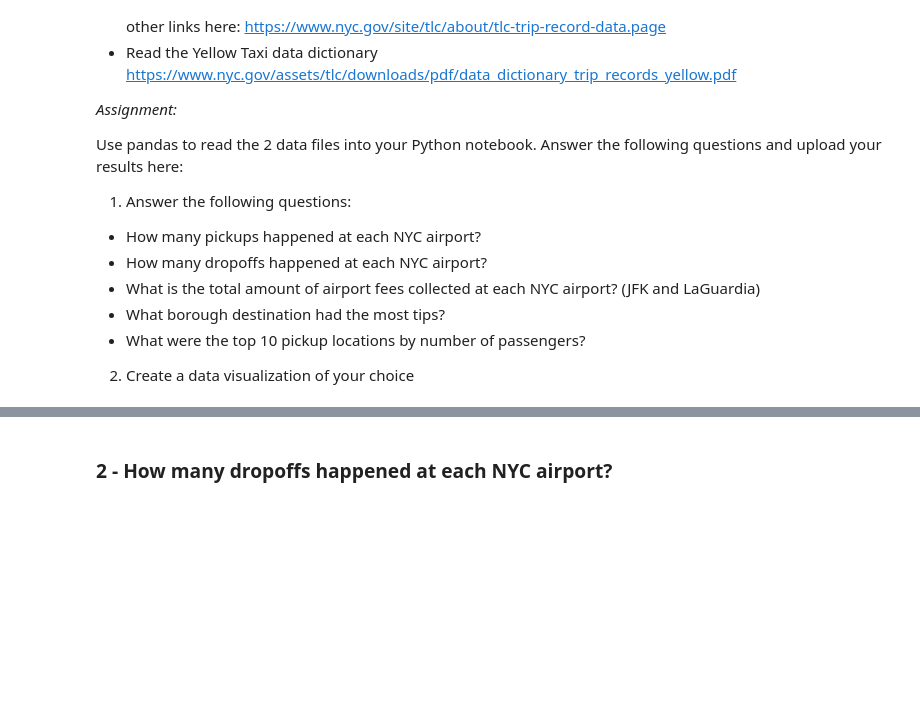
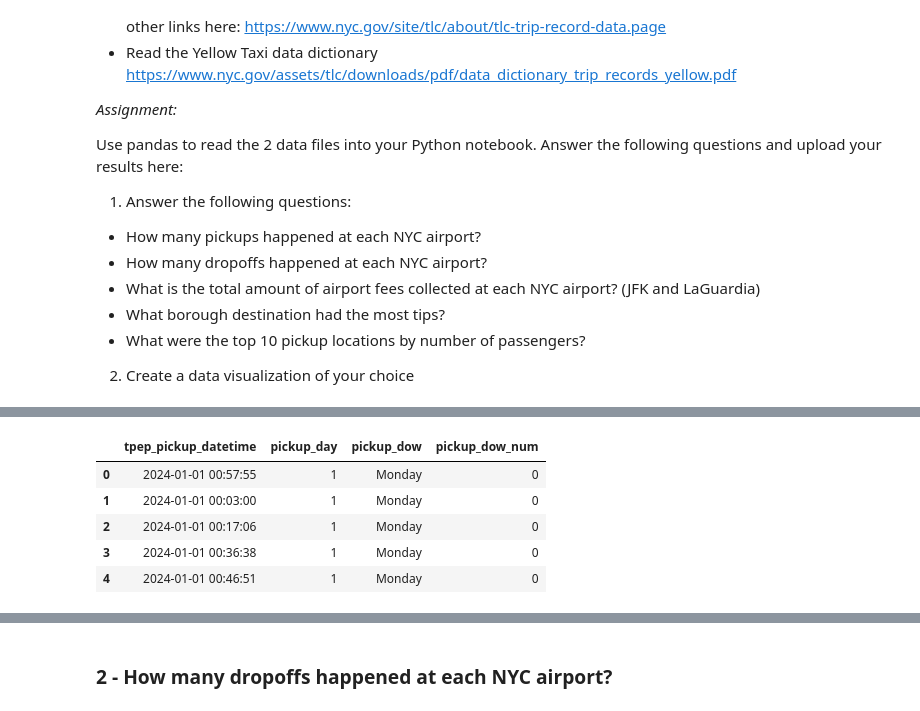
Before and after one commit to samjurassic/datascience-demo, a Jupyter notebook: workshop/DS_Skills_Lab_Colab.ipynb, the cells around one changed output, grey strips where cells are left out. Saved outputs shown, nothing was run; the diff lists cells and outputs as text; code cells hidden in the pictures; blank space fills up the shorter version.

Commit message:
updates for pandas 2.2

```diff
--- a/workshop/DS_Skills_Lab_Colab.ipynb
+++ b/workshop/DS_Skills_Lab_Colab.ipynb
@@ -20,8 +30,14 @@ Use pandas to read the 2 data files into your Python notebook. Answer the follow
 
 2. Create a data visualization of your choice
 # %%
-# import libraries (if running locally, make sure you install these with pip)
-
+# Core libraries
 import pandas as pd
 import seaborn as sns
 import matplotlib.pyplot as plt
+
+# Optional: improve display
+pd.set_option('display.max_columns', 20)
+sns.set_theme(style="whitegrid")
+
+# Versions
+print(f"pandas {pd.__version__}, seaborn {sns.__version__}")
@@ -49,2 +76,19 @@ trips["pickup_dow_num"] = trips["tpep_pickup_datetime"].apply(lambda x: x.day_of
+# %%
+trips = (
+    trips
+    .assign(
+        pickup_day=lambda d: d["tpep_pickup_datetime"].dt.day,
+        pickup_dow=lambda d: d["tpep_pickup_datetime"].dt.day_name(),
+        pickup_dow_num=lambda d: d["tpep_pickup_datetime"].dt.day_of_week
+    )
+)
+trips[["tpep_pickup_datetime", "pickup_day", "pickup_dow", "pickup_dow_num"]].head()
+# %% [output]
+|  | tpep_pickup_datetime | pickup_day | pickup_dow | pickup_dow_num |
+| 0 | 2024-01-01 00:57:55 | 1 | Monday | 0 |
+| 1 | 2024-01-01 00:03:00 | 1 | Monday | 0 |
+| 2 | 2024-01-01 00:17:06 | 1 | Monday | 0 |
+| 3 | 2024-01-01 00:36:38 | 1 | Monday | 0 |
+| 4 | 2024-01-01 00:46:51 | 1 | Monday | 0 |
 # %%
 trips[["tpep_pickup_datetime", "pickup_day", "pickup_dow", "pickup_dow_num"]].head()
```
Also changed, not shown: parts of 38 cells of this notebook.
